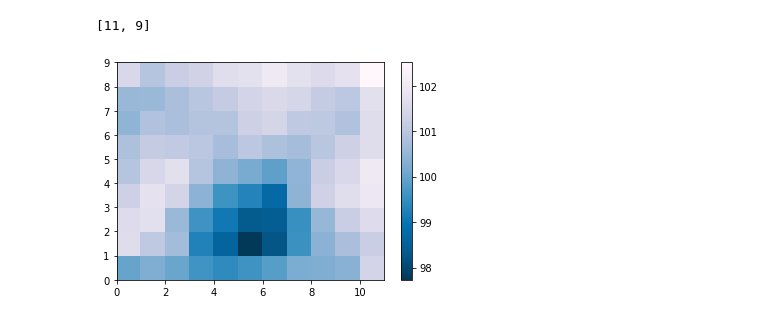
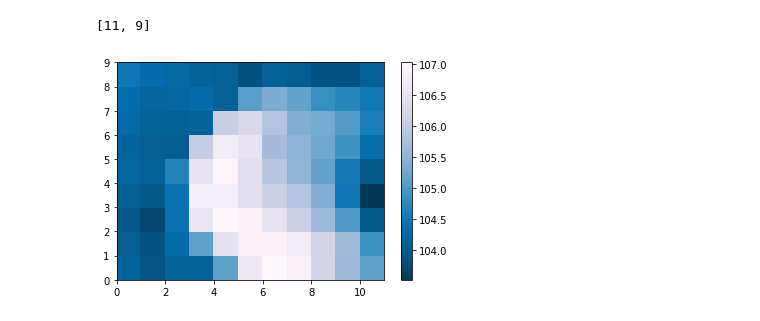
Before and after one commit to machines-in-motion/deepq_stepper, a Jupyter notebook: python/py_deepq_stepper/2d_dq_stepper_test.ipynb, the cells around one changed output. Saved outputs shown, nothing was run; the diff lists cells and outputs as text; code cells hidden in the pictures.

```diff
--- a/python/py_deepq_stepper/2d_dq_stepper_test.ipynb
+++ b/python/py_deepq_stepper/2d_dq_stepper_test.ipynb
@@ -19,11 +19,13 @@ class NN(nn.Module):
     def __init__(self, inp_size, out_size):
 
         super(NN, self).__init__()
-        self.l1 = nn.Linear(inp_size, 2048)
-        self.l2 = nn.Linear(2048, 2048)
-        self.l3 = nn.Linear(2048, 2048)
-        self.l4 = nn.Linear(2048, 2048)
-        self.l5 = nn.Linear(2048, out_size)
+        n = 1024
+        self.l1 = nn.Linear(inp_size, n)
+        self.l2 = nn.Linear(n, n)
+        self.l3 = nn.Linear(n, n)
+        self.l4 = nn.Linear(n, n)
+        self.l5 = nn.Linear(n, n)
+        self.l6 = nn.Linear(n, out_size)
 
     def forward(self, x):
 
@@ -31,7 +33,8 @@ class NN(nn.Module):
         x = F.relu(self.l2(x))
         x = F.relu(self.l3(x))
         x = F.relu(self.l4(x))
-        x = self.l5(x)
+        x = F.relu(self.l5(x))
+        x = self.l6(x)
         return x
 # %%
 class TwoDQStepper:
@@ -148,23 +151,23 @@ dqs = TwoDQStepper(lr=1e-4, gamma=0.98, use_tarnet= True, no_actions= no_actions
 # %%
 # This block is for visualising the output from the dqstepper
 def plot_heatmap(x1, dqs):
     q = dqs.predict_q(x1)
     n = dqs.no_actions
     q_mat = np.zeros((n[1], n[0]))
     for i in range(len(q)):
         q_mat[int(dqs.x_in[i,6]), int(dqs.x_in[i,5])] = q[i]
     fig, ax = plt.subplots()
     heatmap = ax.pcolor(q_mat, cmap='PuBu_r')
     fig.colorbar(heatmap, ax=ax)
     plt.show()
 
-x1 = [0, 0, 0, 0, 1]
-x2 = [0, 0, 0, 0, -1]
+x1 = [0, 0, 1, 0, 1]
+x2 = [0, 0, 1, 0, -1]
 
-# plot_heatmap(x1, dqs)
-plot_heatmap(x2, dqs)
+plot_heatmap(x1, dqs)
+# plot_heatmap(x2, dqs)
 # %% [output]
-[figure, old version]
+[figure, new version]
 # %%
 # This block animates the stepper
 no_steps = 15
```
Also changed, not shown: parts of 1 cell of this notebook, 4 other files.
